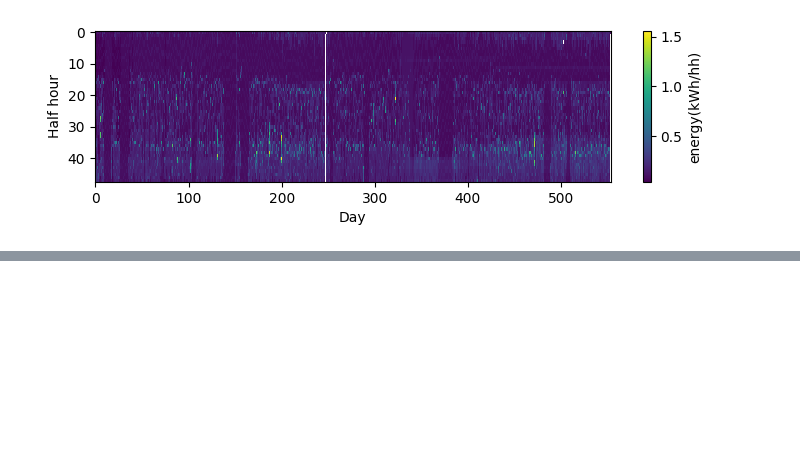
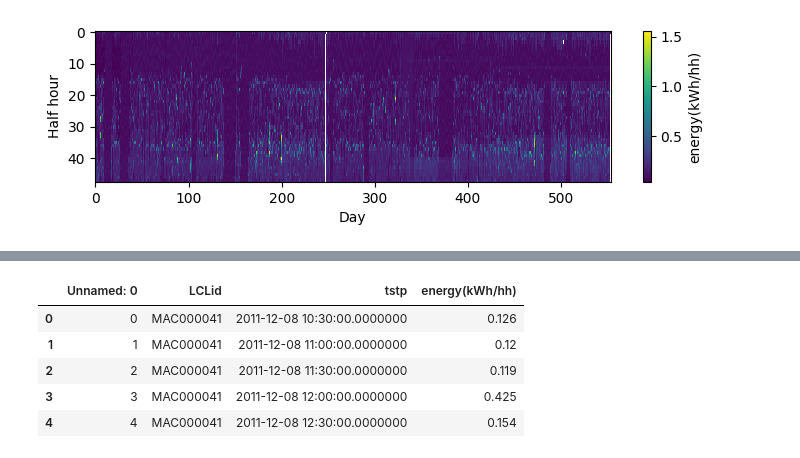
Before and after one commit to sofiary/teamunicornn, a Jupyter notebook: challenge_1/notebooks/3_0_clustering_ds.ipynb, the cells around one changed output, grey strips where cells are left out. Saved outputs shown, nothing was run; the diff lists cells and outputs as text; code cells hidden in the pictures; blank space fills up the shorter version.

```diff
--- a/challenge_1/notebooks/3_0_clustering_ds.ipynb
+++ b/challenge_1/notebooks/3_0_clustering_ds.ipynb
@@ -189,0 +203,12 @@ plotTS(MAC005492_data['energy(kWh/hh)'], 48, vmin = MAC005492_data['energy(kWh/h
+# %%
+#This dataset is only 8.9GB cf 26.1GB for hh_melted_all.csv
+hh_df = pd.read_csv(PATH+'halfhourly_all.csv')
+# %%
+hh_df.head()
+# %% [output]
+|  | Unnamed: 0 | LCLid | tstp | energy(kWh/hh) |
+| 0 | 0 | MAC000041 | 2011-12-08 10:30:00.0000000 | 0.126 |
+| 1 | 1 | MAC000041 | 2011-12-08 11:00:00.0000000 | 0.12 |
+| 2 | 2 | MAC000041 | 2011-12-08 11:30:00.0000000 | 0.119 |
+| 3 | 3 | MAC000041 | 2011-12-08 12:00:00.0000000 | 0.425 |
+| 4 | 4 | MAC000041 | 2011-12-08 12:30:00.0000000 | 0.154 |
```
Also changed, not shown: parts of 24 cells of this notebook, 5 other files.
